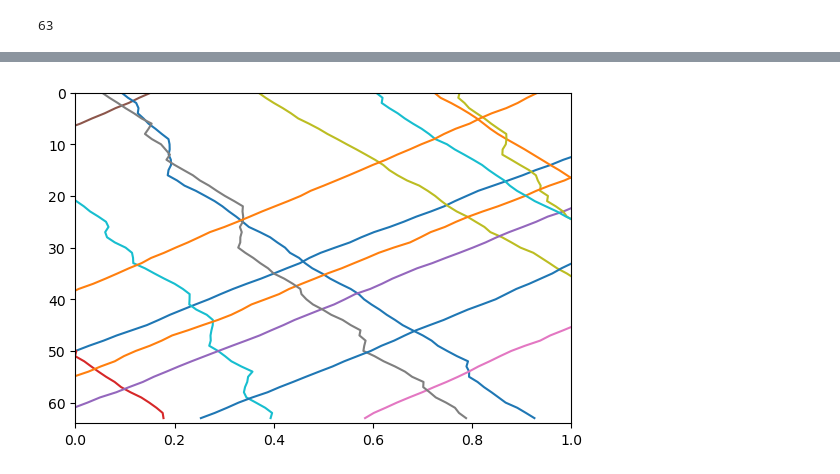
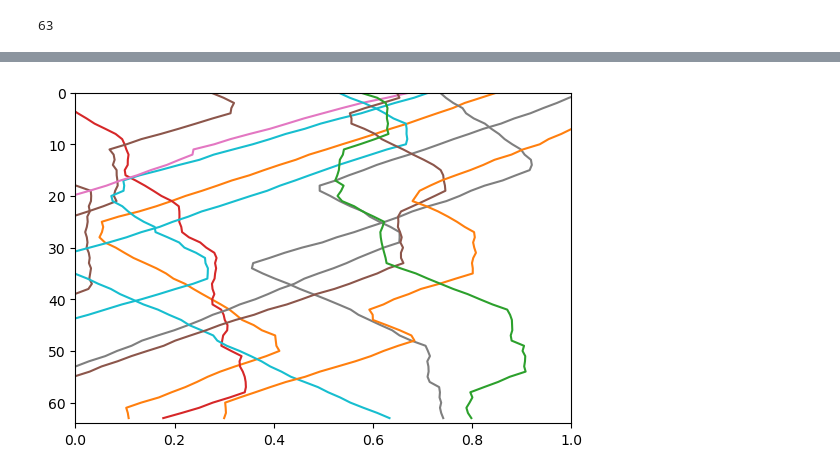
Before and after one commit to nobias-fht/kymograph-synthesis, a Jupyter notebook: src/kymograph_synthesis/experimental_draw_gt_kymo.ipynb, the cells around one changed output, grey strips where cells are left out. Saved outputs shown, nothing was run; the diff lists cells and outputs as text; code cells hidden in the pictures.

```diff
--- a/src/kymograph_synthesis/experimental_draw_gt_kymo.ipynb
+++ b/src/kymograph_synthesis/experimental_draw_gt_kymo.ipynb
@@ -30,14 +30,14 @@ from kymograph_synthesis.sample_kymograph import inter_pixel_interp
 
 # --- simulation params
 n_steps = 64
-particle_density = 6
+particle_density = 8
 
 # retro_speed_mode = 0.2e-2
 # retro_speed_var = 0.02e-2 ** 2
 retro_speed_mode = 2.4e-2
-retro_speed_var = 0.2e-2**2
+retro_speed_var = 0.4e-2**2
 antero_speed_mode = 1.6e-2
-antero_speed_var = 0.1e-2**2
+antero_speed_var = 0.2e-2**2
 velocity_noise_std = 0.32e-2
 
 intensity_mode = 300
@@ -45,6 +45,23 @@ intensity_var = 50**2
 
 n_spatial_samples = 96
 
+# transition_matrix = {
+#     MotionStateCollection.ANTEROGRADE: {
+#         MotionStateCollection.ANTEROGRADE: 0.8,
+#         MotionStateCollection.STATIONARY: 0.2,
+#         MotionStateCollection.RETROGRADE: 0,
+#     },
+#     MotionStateCollection.STATIONARY: {
+#         MotionStateCollection.ANTEROGRADE: 0.5,
+#         MotionStateCollection.STATIONARY: 0.49,
+#         MotionStateCollection.RETROGRADE: 0.01,
+#     },
+#     MotionStateCollection.RETROGRADE: {
+#         MotionStateCollection.ANTEROGRADE: 0,
+#         MotionStateCollection.STATIONARY: 0.01,
+#         MotionStateCollection.RETROGRADE: 0.99,
+#     },
+# }
 transition_matrix = {
     MotionStateCollection.ANTEROGRADE: {
         MotionStateCollection.ANTEROGRADE: 0.9,
@@ -52,14 +69,14 @@ transition_matrix = {
         MotionStateCollection.RETROGRADE: 0,
     },
     MotionStateCollection.STATIONARY: {
-        MotionStateCollection.ANTEROGRADE: 0.5,
-        MotionStateCollection.STATIONARY: 0.5,
-        MotionStateCollection.RETROGRADE: 0,
+        MotionStateCollection.ANTEROGRADE: 0.1,
+        MotionStateCollection.STATIONARY: 0.8,
+        MotionStateCollection.RETROGRADE: 0.1,
     },
     MotionStateCollection.RETROGRADE: {
         MotionStateCollection.ANTEROGRADE: 0,
-        MotionStateCollection.STATIONARY: 0,
-        MotionStateCollection.RETROGRADE: 1,
+        MotionStateCollection.STATIONARY: 0.1,
+        MotionStateCollection.RETROGRADE: 0.9,
     },
 }
 
@@ -78,4 +95,6 @@ particles = create_particle_simulators(
     transition_matrix=transition_matrix,
     n_steps=n_steps,
 )
-particle_positions, particle_intensities = run_simulation(n_steps, particles)
+particle_positions, particle_intensities, particle_states = run_simulation(
+    n_steps, particles
+)
@@ -97,0 +101,3 @@ array([[ 1.30860585,  0.7233205 ,  2.83559681, ...,  0.93225318,
+# %%
+# (np.array([0.1, 0.9]) - 0.1)/(0.9-0.1)
+particle_positions_scaled = (particle_positions - 0.1)/(0.9 - 0.1)
@@ -148,9 +172,9 @@ plt.imshow(kymograph_gt, "gray")
 # %%
 fig, ax = plt.subplots()
-for particle_i in range(particle_positions.shape[1]):
-    ax.plot(particle_positions[:,particle_i], np.arange(particle_positions.shape[0]))
+for particle_i in range(particle_positions_scaled.shape[1]):
+    ax.plot(particle_positions_scaled[:,particle_i], np.arange(particle_positions_scaled.shape[0]))
 ax.set_xlim(0, 1)
 ax.set_ylim(n_steps, 0)
 ax.set_aspect(1 / n_spatial_samples)
 # %% [output]
-[figure, old version]
+[figure, new version]
```
Also changed, not shown: parts of 11 cells of this notebook, 2 other files.
